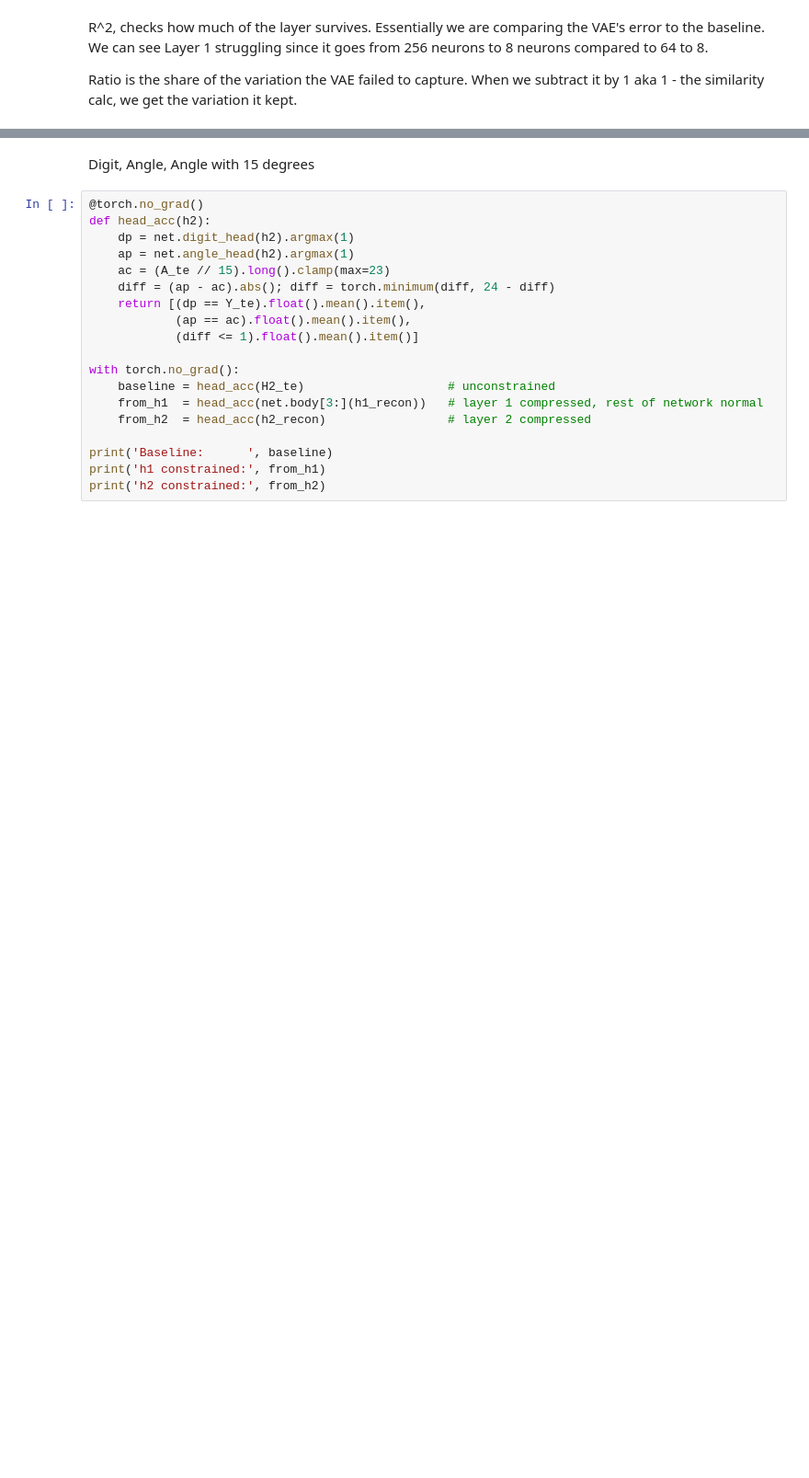
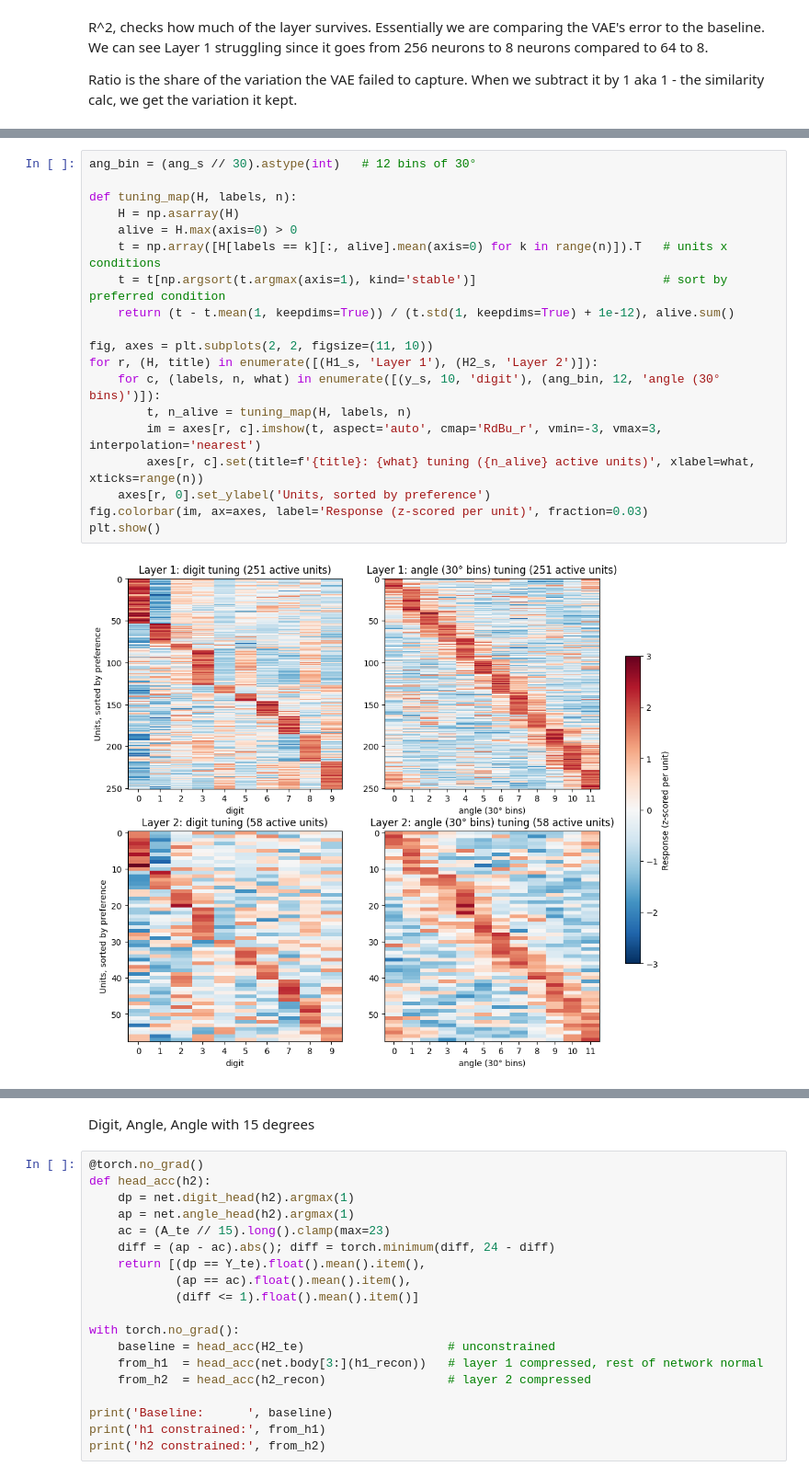
Before and after one commit to hanselp99/DSC180A-Quarter_1_Project, a Jupyter notebook: assignment7.ipynb, the cells around one changed output, grey strips where cells are left out. Shown at 92% size. Saved outputs shown, nothing was run; the diff lists cells and outputs as text; blank space fills up the shorter version.

```diff
--- a/assignment7.ipynb
+++ b/assignment7.ipynb
@@ -211,0 +251,21 @@ Ratio is the share of the variation the VAE failed to capture. When we subtract
+# %%
+ang_bin = (ang_s // 30).astype(int)   # 12 bins of 30°
+
+def tuning_map(H, labels, n):
+    H = np.asarray(H)
+    alive = H.max(axis=0) > 0
+    t = np.array([H[labels == k][:, alive].mean(axis=0) for k in range(n)]).T   # units x conditions
+    t = t[np.argsort(t.argmax(axis=1), kind='stable')]                          # sort by preferred condition
+    return (t - t.mean(1, keepdims=True)) / (t.std(1, keepdims=True) + 1e-12), alive.sum()
+
+fig, axes = plt.subplots(2, 2, figsize=(11, 10))
+for r, (H, title) in enumerate([(H1_s, 'Layer 1'), (H2_s, 'Layer 2')]):
+    for c, (labels, n, what) in enumerate([(y_s, 10, 'digit'), (ang_bin, 12, 'angle (30° bins)')]):
+        t, n_alive = tuning_map(H, labels, n)
+        im = axes[r, c].imshow(t, aspect='auto', cmap='RdBu_r', vmin=-3, vmax=3, interpolation='nearest')
+        axes[r, c].set(title=f'{title}: {what} tuning ({n_alive} active units)', xlabel=what, xticks=range(n))
+    axes[r, 0].set_ylabel('Units, sorted by preference')
+fig.colorbar(im, ax=axes, label='Response (z-scored per unit)', fraction=0.03)
+plt.show()
+# %% [output]
+[figure, added]
```
Also changed, not shown: parts of 7 cells of this notebook, 1 other file.
